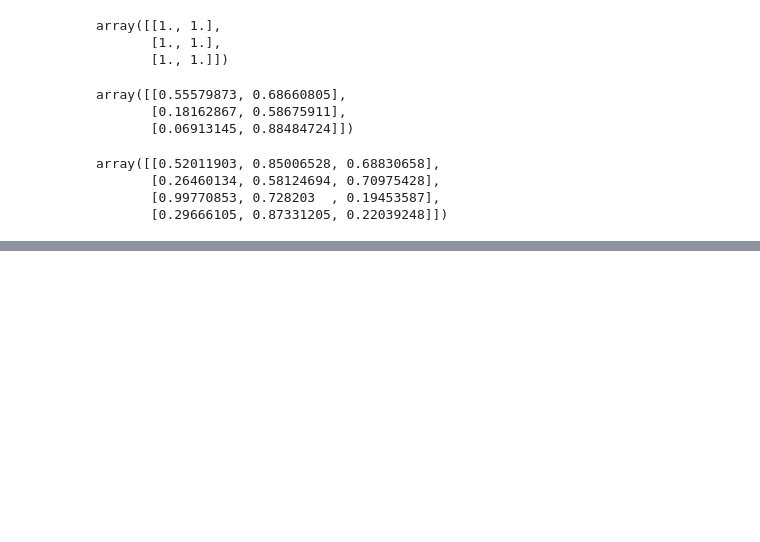
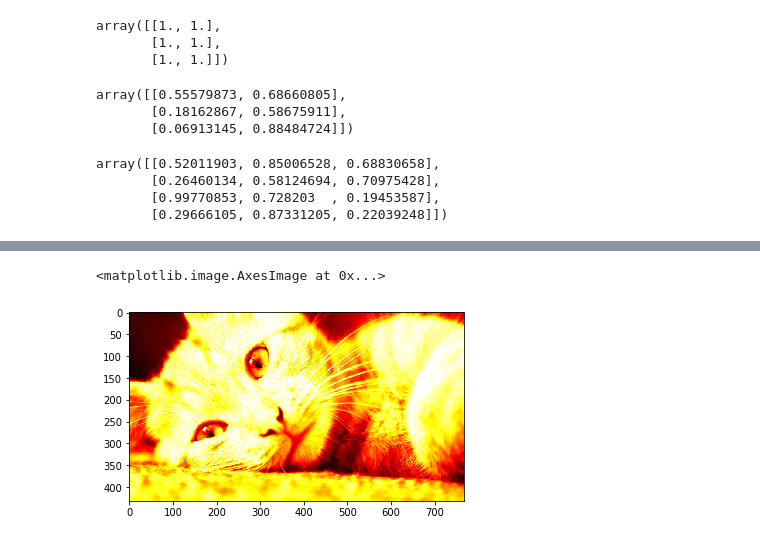
Before and after one commit to AmberFu/42_Rush_Numpy, a Jupyter notebook: RUSH_Numpy.ipynb, the cells around one changed output, grey strips where cells are left out. Cells and saved outputs as stored; diff of their text form; code cells hidden in the pictures; blank space fills up the shorter version.

```diff
--- a/RUSH_Numpy.ipynb
+++ b/RUSH_Numpy.ipynb
@@ -49,0 +163,5 @@ SyntaxError: ignored
+# %%
+plt.imshow(lum_img, cmap="hot")
+# %% [output]
+<matplotlib.image.AxesImage at 0x...>
+[figure, added]
```
Also changed, not shown: parts of 9 cells of this notebook.
